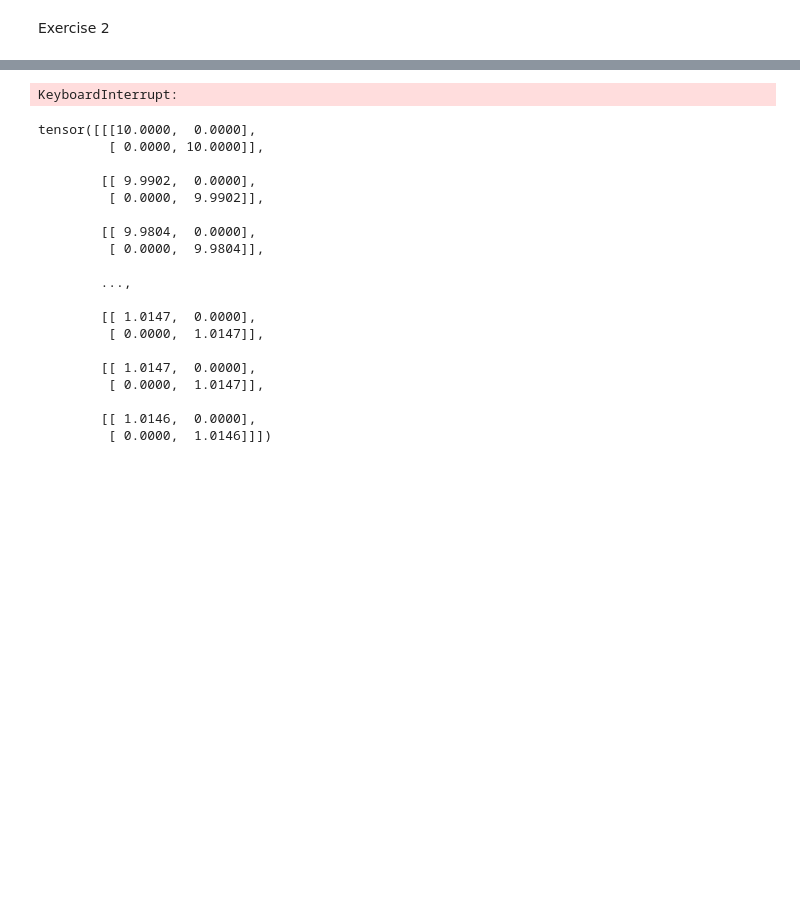
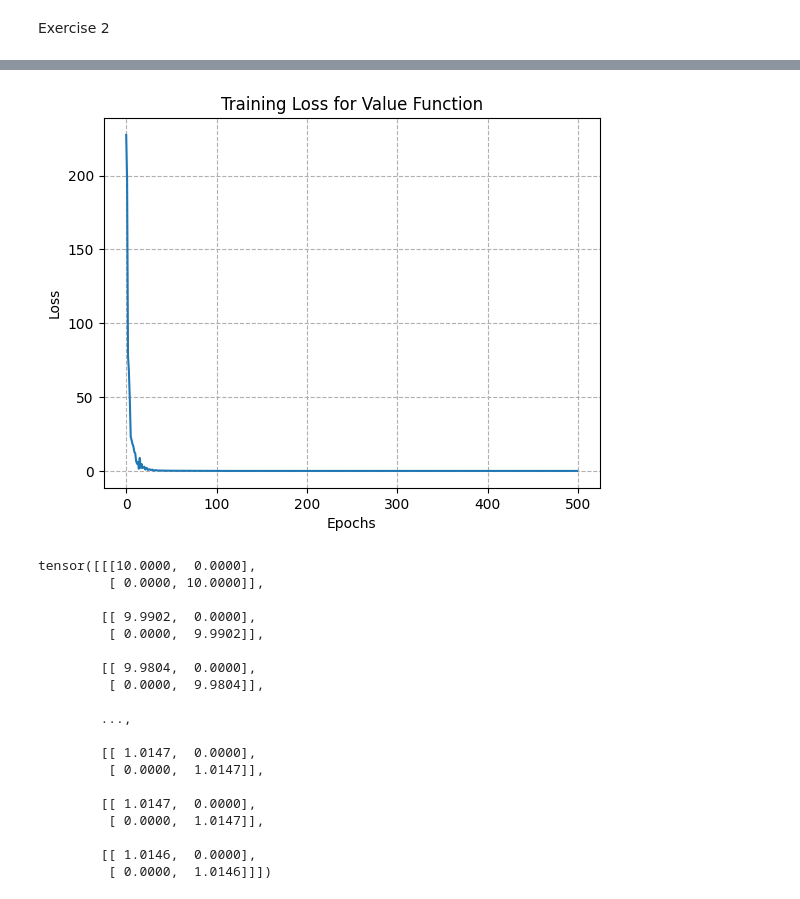
Before and after one commit to fmcknight/SCDAA, a Jupyter notebook: report.ipynb, the cells around one changed output, grey strips where cells are left out. Drawn from its saved outputs; the diff is of its cells as text; code cells hidden in the pictures; blank space fills up the shorter version.

```diff
--- a/report.ipynb
+++ b/report.ipynb
@@ -357,41 +409,20 @@ def generate_training_data(T, num_samples):
 # %%
-# Function to train the neural network
-def train_net_dgm(net_dgm, t_train, x_train, epochs=300, lr=0.001):
-    optimizer = optim.Adam(net_dgm.parameters(), lr=lr)
-    criterion = nn.MSELoss()
-    tx_train = torch.cat((t_train.unsqueeze(1),x_train.squeeze(1)),dim=1)
-    losses = np.array([])
+# Generate training data
+T = 1.0
+num_samples = 100
+t_train, x_train = generate_training_data(T, num_samples)
 
-    for epoch in range(epochs):
-        optimizer.zero_grad()
-        v_real=lqr_system.value_function(t_train, x_train).unsqueeze(1)
-        v_pred = net_dgm(v_real,tx_train)  # Predict value function
-        loss = criterion(v_pred, v_real)  # Compute loss
-        loss.backward()
-        optimizer.step()
-        losses= np.append(losses,loss.item())
+# Initialize the neural network (adjust based on your network architecture)
+net_dgm = Net_DGM(dim_x=2, dim_S=100, hidden_size=100)
 
-        if epoch % 100 == 0:
-            print(f'Epoch {epoch}, Loss: {loss.item()}')
-
-    return losses
-
-# Generate training data
-T = 1
-num_samples = 10
-t_train, x_train = generate_training_data(T, num_samples)
-vf=lqr_system.value_function(t_train, x_train)
-
-# Initialize the neural network
-net_dgm = Net_DGM(dim_x=3, dim_S=100, hidden_size=100)
-
-# Train the neural network
-losses = train_net_dgm(net_dgm, t_train, x_train)
+# Train the neural network with hyperparameter scheduling
+losses = train_net_dgm(net_dgm, t_train, x_train, epochs=1000, lr=1e-2)
 
 # Plot the training loss
 plt.plot(losses)
 plt.xlabel('Epochs')
 plt.ylabel('Loss')
-plt.title('Training Loss')
+plt.title('Training Loss for Value Function')
+plt.grid(ls='--')
 plt.show()
 # %% [output]
@@ -399,4 +434,4 @@ Epoch 0, Loss: 319.6103515625
-KeyboardInterrupt:
+[figure, added]
 # %%
 # do we need this?
 print(lqr_system.solve_ricatti_ode(time_grid).T.reshape(len(time_grid),2,2).float())
```
Also changed, not shown: parts of 6 cells of this notebook, 2 other files.
